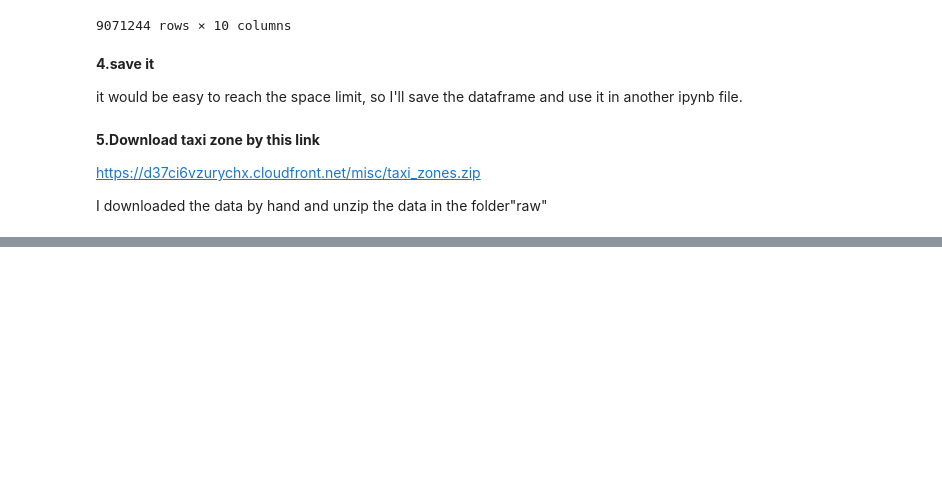
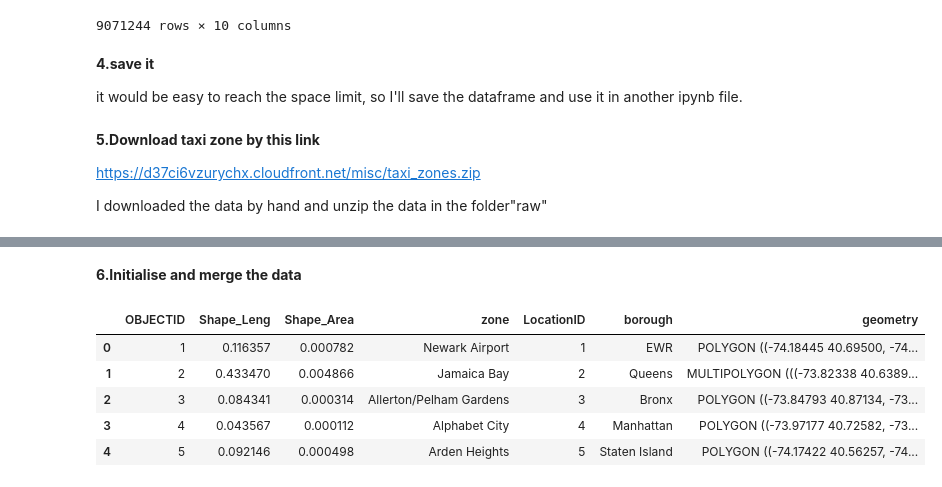
Before and after one commit to MAST30034-Applied-Data-Science/mast30034-project-1-LZY-Ziyi, a Jupyter notebook: notebooks/data_reading.ipynb, the cells around one changed output, grey strips where cells are left out. Drawn from its saved outputs; the diff is of its cells as text; code cells hidden in the pictures; blank space fills up the shorter version.

```diff
--- a/notebooks/data_reading.ipynb
+++ b/notebooks/data_reading.ipynb
@@ -125,0 +122,13 @@ zone
+# %% [markdown]
+**6.Initialise and merge the data**
+# %%
+# Convert the geometry shape to to latitude and longitude like tute do
+sf['geometry'] = sf['geometry'].to_crs("+proj=longlat +ellps=WGS84 +datum=WGS84 +no_defs")
+sf.head()
+# %% [output]
+|  | OBJECTID | Shape_Leng | Shape_Area | zone | LocationID | borough | geometry |
+| 0 | 1 | 0.116357 | 0.000782 | Newark Airport | 1 | EWR | POLYGON ((-74.18445 40.69500, -74... |
+| 1 | 2 | 0.433470 | 0.004866 | Jamaica Bay | 2 | Queens | MULTIPOLYGON (((-73.82338 40.6389... |
+| 2 | 3 | 0.084341 | 0.000314 | Allerton/Pelham Gardens | 3 | Bronx | POLYGON ((-73.84793 40.87134, -73... |
+| 3 | 4 | 0.043567 | 0.000112 | Alphabet City | 4 | Manhattan | POLYGON ((-73.97177 40.72582, -73... |
+| 4 | 5 | 0.092146 | 0.000498 | Arden Heights | 5 | Staten Island | POLYGON ((-74.17422 40.56257, -74... |
```
Also changed, not shown: parts of 4 cells of this notebook, 2 other files.
